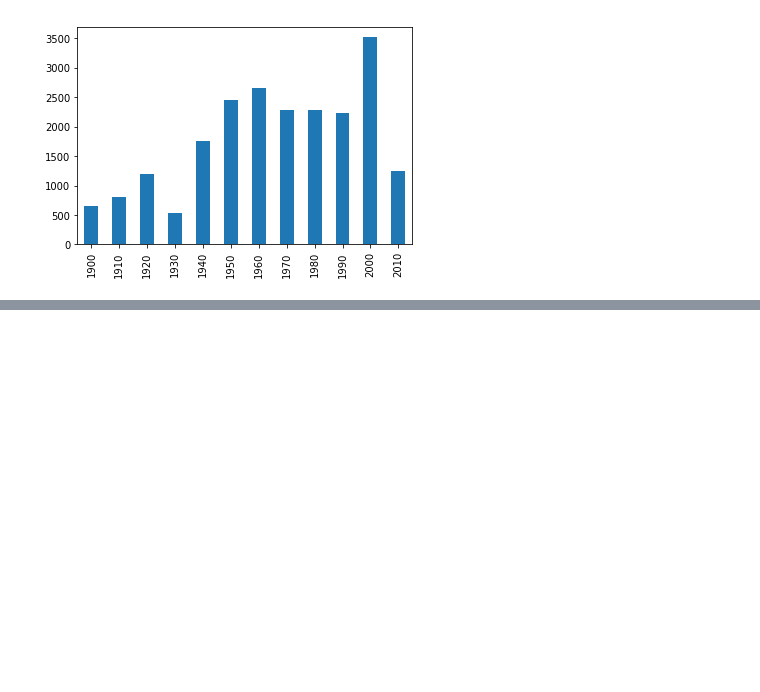
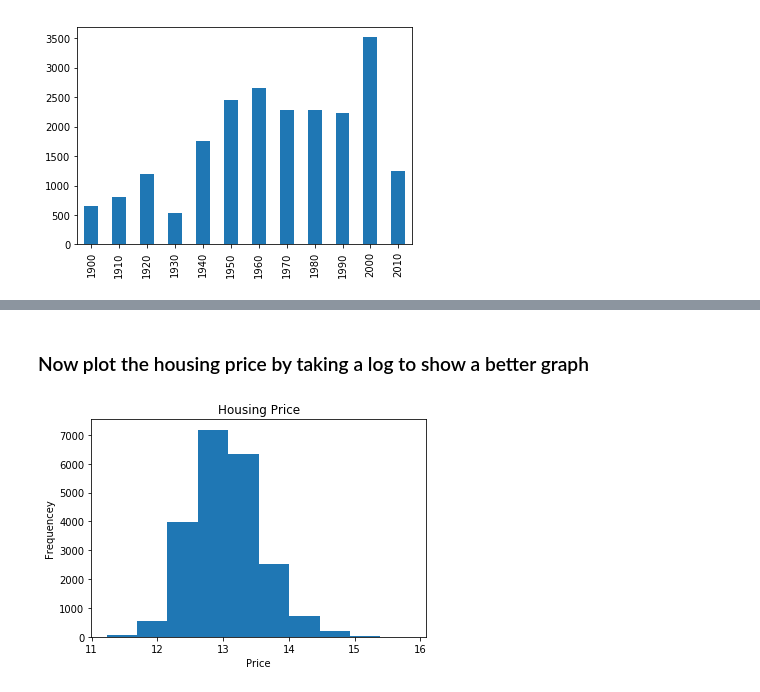
Before and after one commit to jiadai777/predict-housing-price-project, a Jupyter notebook: predict_housing_price.ipynb, the cells around one changed output, grey strips where cells are left out. Drawn from its saved outputs; the diff is of its cells as text; code cells hidden in the pictures; blank space fills up the shorter version.

```diff
--- a/predict_housing_price.ipynb
+++ b/predict_housing_price.ipynb
@@ -160,0 +192,10 @@ plt.show()
+# %% [markdown]
+### Now plot the housing price by taking a log to show a better graph
+# %%
+plt.hist(np.log(housing.price))
+plt.title("Housing Price")
+plt.xlabel("Price")
+plt.ylabel("Frequencey")
+plt.show()
+# %% [output]
+[figure, added]
```
Also changed, not shown: parts of 3 cells of this notebook.
